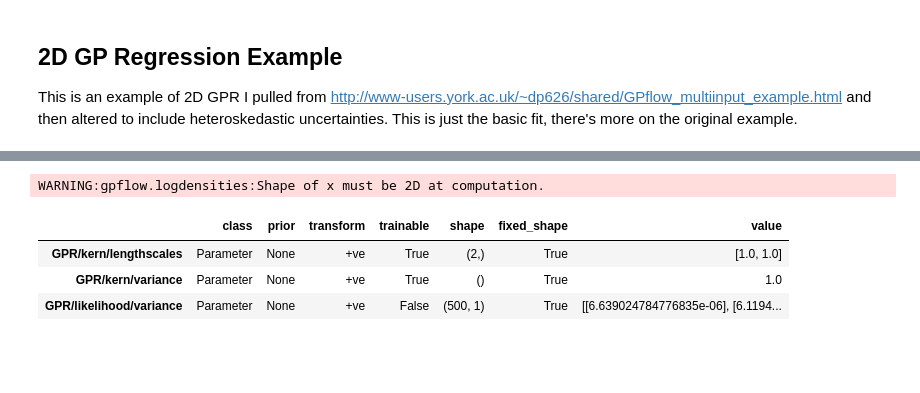
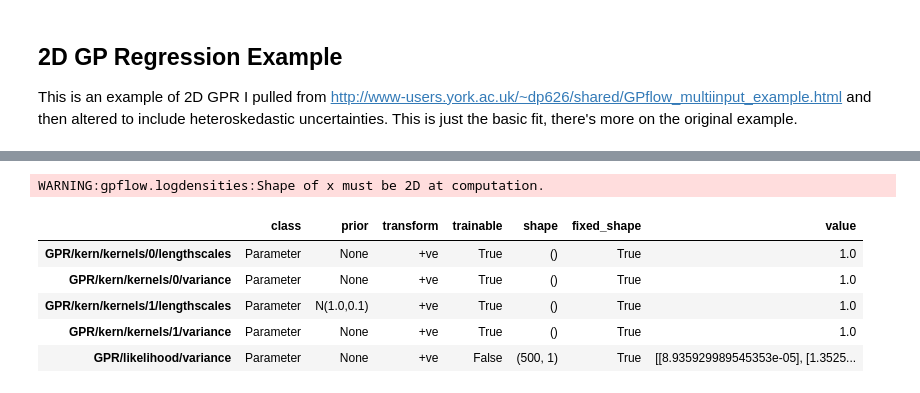
Before and after one commit to hsilver/gpr_examples, a Jupyter notebook: gpflow_regression_intro.ipynb, the cells around one changed output, grey strips where cells are left out. Cells and saved outputs as stored; diff of their text form; code cells hidden in the pictures; blank space fills up the shorter version.

```diff
--- a/gpflow_regression_intro.ipynb
+++ b/gpflow_regression_intro.ipynb
@@ -110,8 +108,13 @@ HS: This next bit of code is how to add in observational errors.
 # %%
 #HS: This is where the uncertainties need to be entered.
 with gpflow.defer_build():
-    sigma_n = sigma_n_Y #f_i error bars
-    likelihood = gpflow.likelihoods.Gaussian(sigma_n[:,None]**2)
+    k = gpflow.kernels.RBF(input_dim=1)
+
+    # Kernel priors
+    k.lengthscales.prior = gpflow.priors.Gaussian(1.,0.1)
+
+    # Uncertainties
+    likelihood = gpflow.likelihoods.Gaussian(sigma_n_Y[:,None]**2)
     likelihood.variance.set_trainable(False)
     m = gpflow.models.GPR(X, Y, kern=k, mean_function=None)
     m.likelihood = likelihood
@@ -342,3 +355,0 @@ plt.show()
-# %%
-# define kernel
-k2d = gpflow.kernels.RBF(input_dim=2, ARD=True)
@@ -345,18 +372,28 @@ k2d = gpflow.kernels.RBF(input_dim=2, ARD=True)
 # %%
 with gpflow.defer_build():
+    # define kernel
+    k2d = gpflow.kernels.RBF(input_dim=1, active_dims=[0], ARD=False)*\
+            gpflow.kernels.RBF(input_dim=1, active_dims=[1], ARD=False)
+    #k2d = gpflow.kernels.RBF(input_dim=2, ARD=True)
+
+    # Kernel priors
+    k2d.kernels[1].lengthscales.prior = gpflow.priors.Gaussian(1,0.1)
+
     likelihood = gpflow.likelihoods.Gaussian(Y_sample_sigma**2)
     likelihood.variance.set_trainable(False)
     m2d = gpflow.models.GPR(X_sample, Y_sample, kern=k2d, mean_function=None)
     m2d.likelihood = likelihood
     m2d.compile()
 
 m2d.as_pandas_table()
 # %% [output]
 WARNING:gpflow.logdensities:Shape of x must be 2D at computation.
 |  | class | prior | transform | trainable | shape | fixed_shape | value |
-| GPR/kern/lengthscales | Parameter | None | +ve | True | (2,) | True | [1.0, 1.0] |
-| GPR/kern/variance | Parameter | None | +ve | True | () | True | 1.0 |
-| GPR/likelihood/variance | Parameter | None | +ve | False | (500, 1) | True | [[6.639024784776835e-06], [6.1194... |
+| GPR/kern/kernels/0/lengthscales | Parameter | None | +ve | True | () | True | 1.0 |
+| GPR/kern/kernels/0/variance | Parameter | None | +ve | True | () | True | 1.0 |
+| GPR/kern/kernels/1/lengthscales | Parameter | N(1.0,0.1) | +ve | True | () | True | 1.0 |
+| GPR/kern/kernels/1/variance | Parameter | None | +ve | True | () | True | 1.0 |
+| GPR/likelihood/variance | Parameter | None | +ve | False | (500, 1) | True | [[8.935929989545353e-05], [1.3525... |
 # %%
 #Train the GP
 opt = gpflow.train.ScipyOptimizer()
```
Also changed, not shown: parts of 19 cells of this notebook.
